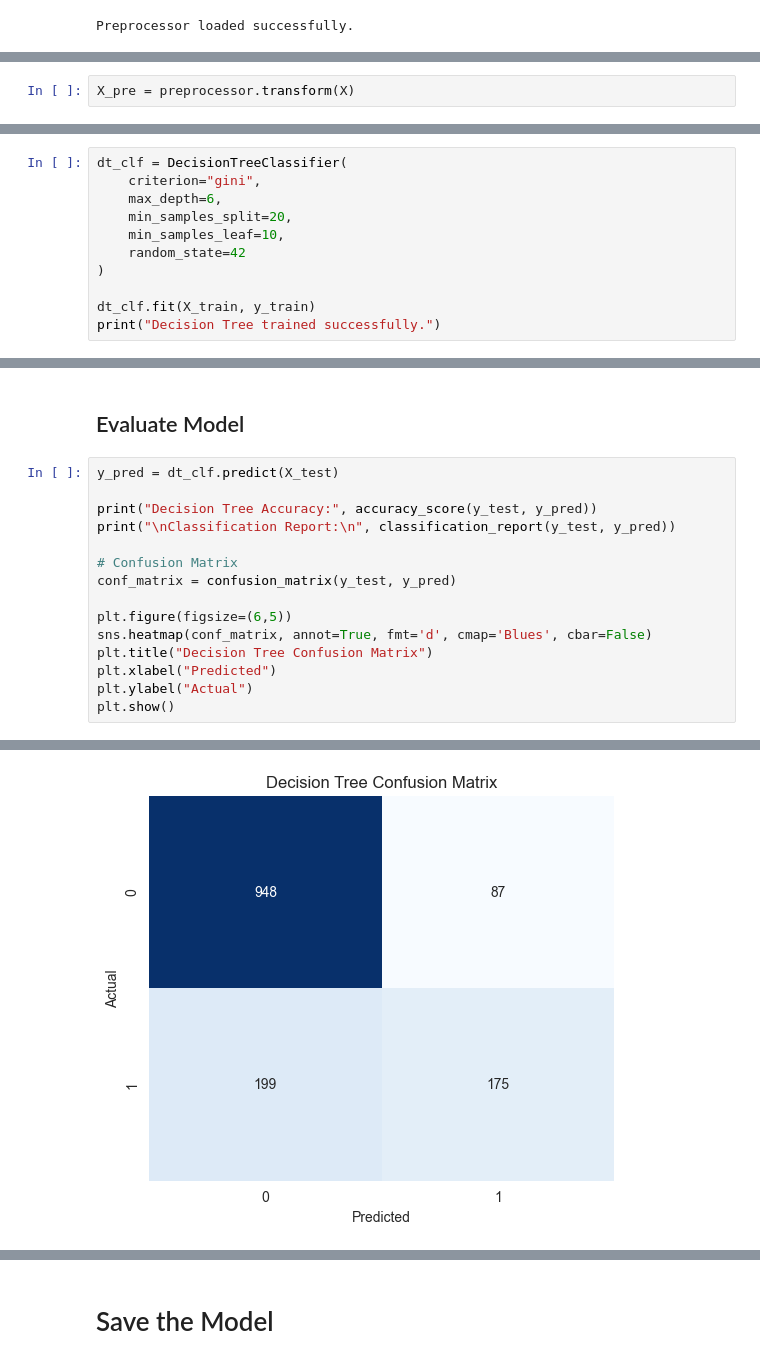
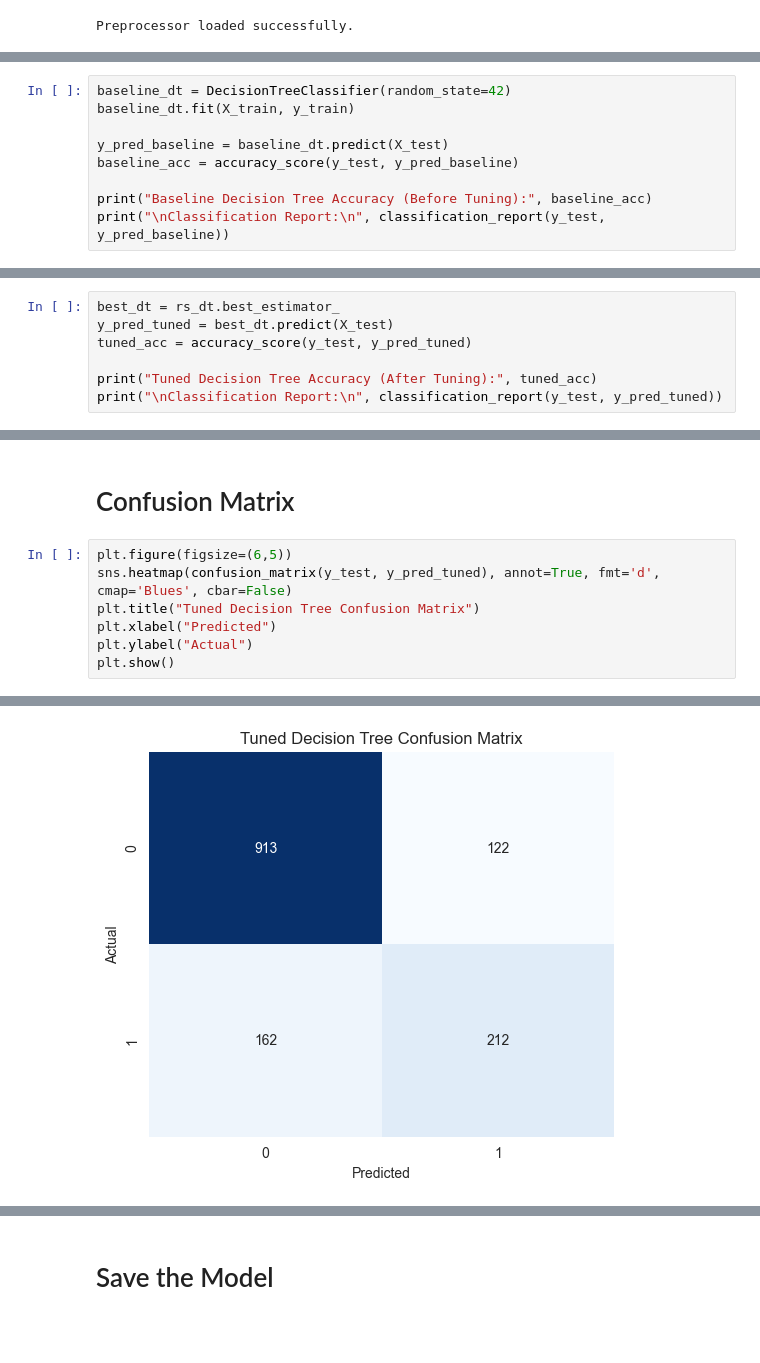
Before and after one commit to Sahan1644/ML-Churn, a Jupyter notebook: notebooks/03 Decision Tree Model.ipynb, the cells around one changed output, grey strips where cells are left out. Cells and saved outputs as stored; diff of their text form; blank space fills up the shorter version.

```diff
--- a/notebooks/03 Decision Tree Model.ipynb
+++ b/notebooks/03 Decision Tree Model.ipynb
@@ -51,2 +45,9 @@ y = df["Churn"]
 # %%
-X_pre = preprocessor.transform(X)
+baseline_dt = DecisionTreeClassifier(random_state=42)
+baseline_dt.fit(X_train, y_train)
+
+y_pred_baseline = baseline_dt.predict(X_test)
+baseline_acc = accuracy_score(y_test, y_pred_baseline)
+
+print("Baseline Decision Tree Accuracy (Before Tuning):", baseline_acc)
+print("\nClassification Report:\n", classification_report(y_test, y_pred_baseline))
@@ -61,12 +94,8 @@ X_train, X_test, y_train, y_test = train_test_split(
 # %%
-dt_clf = DecisionTreeClassifier(
-    criterion="gini",
-    max_depth=6,
-    min_samples_split=20,
-    min_samples_leaf=10,
-    random_state=42
-)
+best_dt = rs_dt.best_estimator_
+y_pred_tuned = best_dt.predict(X_test)
+tuned_acc = accuracy_score(y_test, y_pred_tuned)
 
-dt_clf.fit(X_train, y_train)
-print("Decision Tree trained successfully.")
+print("Tuned Decision Tree Accuracy (After Tuning):", tuned_acc)
+print("\nClassification Report:\n", classification_report(y_test, y_pred_tuned))
 # %% [output]
@@ -74,17 +113,9 @@ Decision Tree trained successfully.
 # %% [markdown]
-## Evaluate Model
+# Confusion Matrix
 # %%
-y_pred = dt_clf.predict(X_test)
-
-print("Decision Tree Accuracy:", accuracy_score(y_test, y_pred))
-print("\nClassification Report:\n", classification_report(y_test, y_pred))
-
-# Confusion Matrix
-conf_matrix = confusion_matrix(y_test, y_pred)
-
 plt.figure(figsize=(6,5))
-sns.heatmap(conf_matrix, annot=True, fmt='d', cmap='Blues', cbar=False)
-plt.title("Decision Tree Confusion Matrix")
+sns.heatmap(confusion_matrix(y_test, y_pred_tuned), annot=True, fmt='d', cmap='Blues', cbar=False)
+plt.title("Tuned Decision Tree Confusion Matrix")
 plt.xlabel("Predicted")
 plt.ylabel("Actual")
 plt.show()
@@ -103 +123 @@ weighted avg       0.78      0.80      0.78      1409
-[figure, old version]
+[figure, new version]
```
Also changed, not shown: parts of 14 cells of this notebook, 2 other files.
